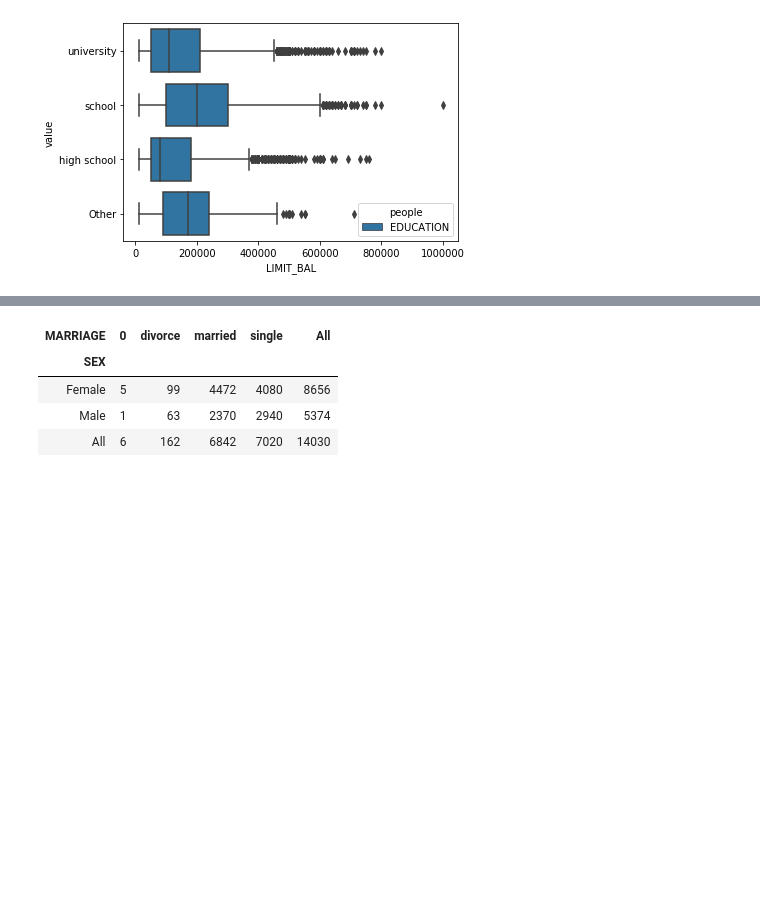
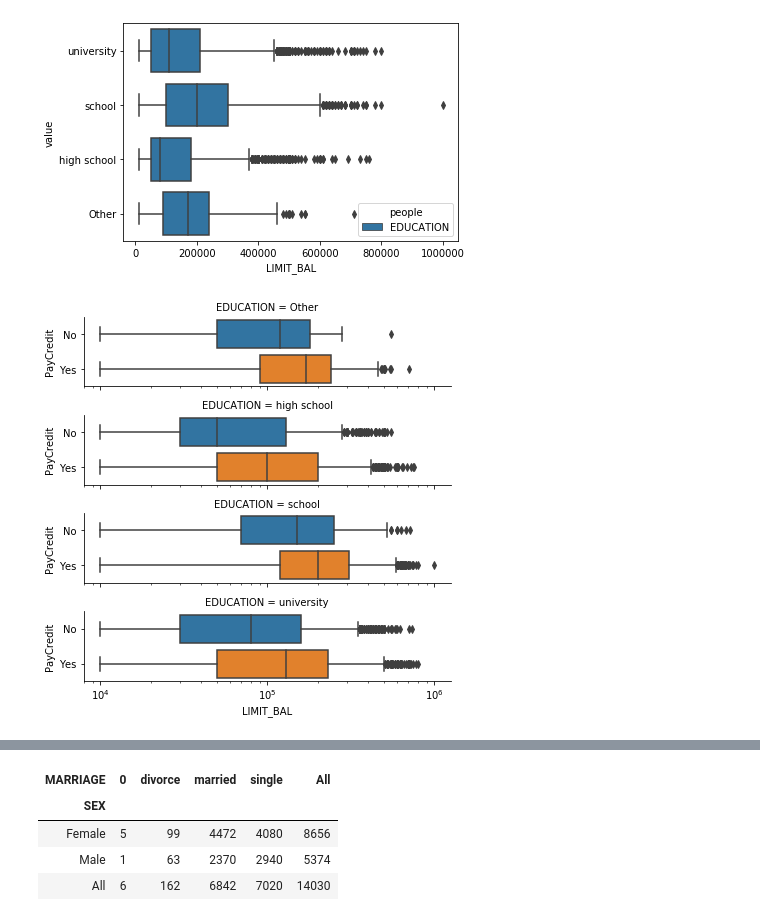
Before and after one commit to isegurau/Mod5_Task3, a Jupyter notebook: EDA.ipynb, the cells around one changed output, grey strips where cells are left out. Drawn from its saved outputs; the diff is of its cells as text; code cells hidden in the pictures; blank space fills up the shorter version.

```diff
--- a/EDA.ipynb
+++ b/EDA.ipynb
@@ -163,3 +177,11 @@ sns.boxplot(x='LIMIT_BAL',y='value',data=dd,hue='people')
 # %% [output]
 <matplotlib.axes._subplots.AxesSubplot at 0x...>
 [figure]
+# %%
+#credit limit group by Education and PayCredit
+g = sns.catplot(x="LIMIT_BAL", y="PayCredit", row="EDUCATION",
+                kind="box", orient="h", height=1.5, aspect=4,
+                data=credit_df)
+g.set(xscale="log");
+# %% [output]
+[figure, added]
```
Also changed, not shown: parts of 48 cells of this notebook, 1 other file.
